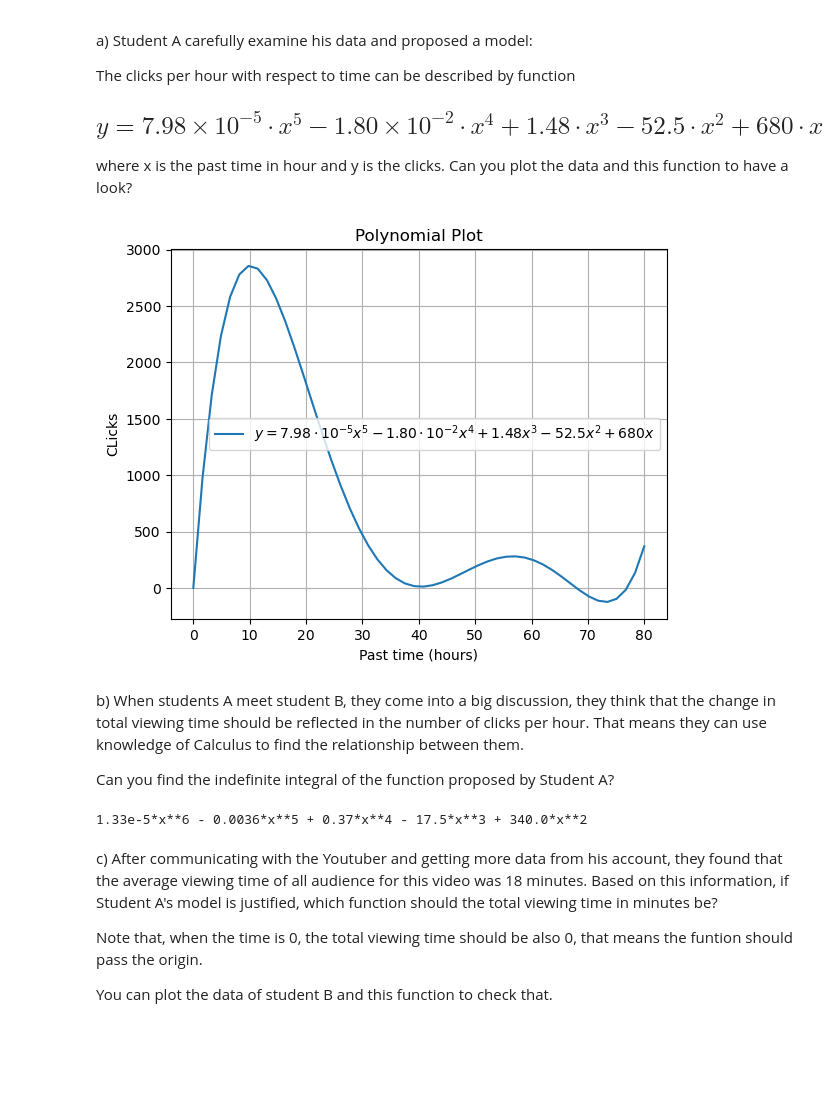
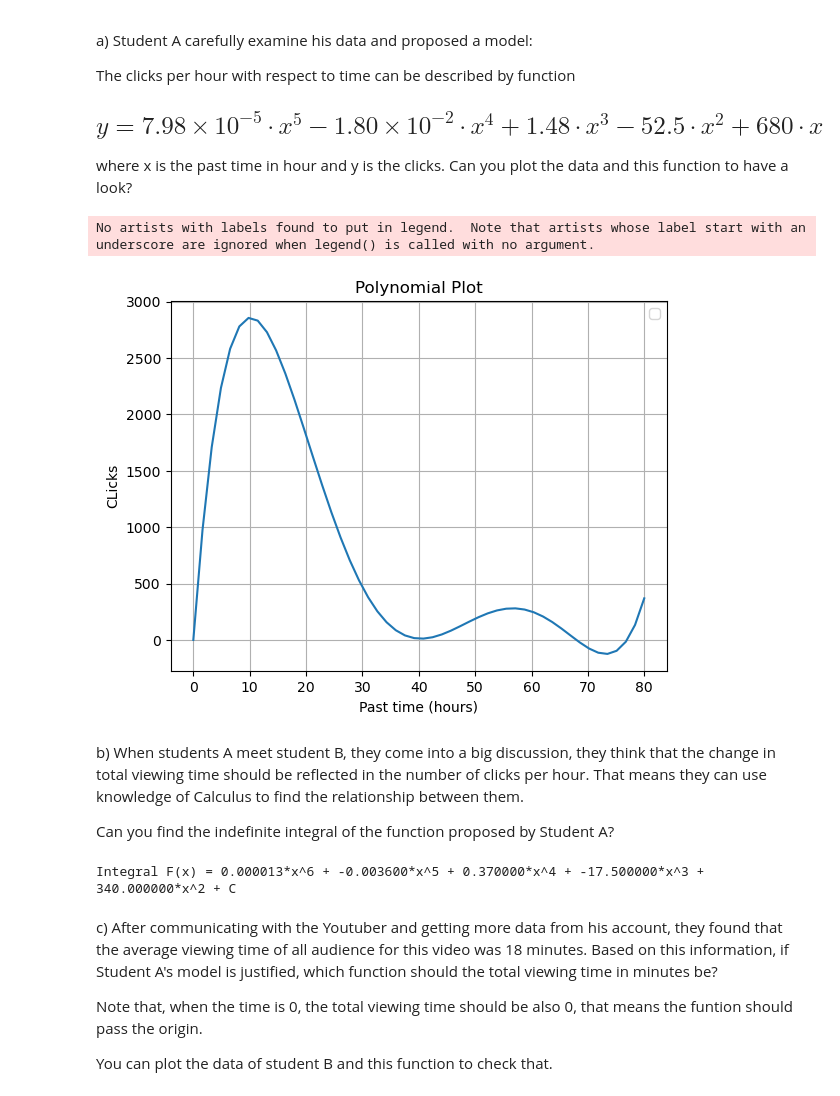
Before and after one commit to Isar-K/computational-thinking-week-individual-15367312, a Jupyter notebook: challenge_calculus/Review_Calculus.ipynb, the cells around one changed output. Saved outputs shown, nothing was run; the diff lists cells and outputs as text; code cells hidden in the pictures; blank space fills up the shorter version.

```diff
--- a/challenge_calculus/Review_Calculus.ipynb
+++ b/challenge_calculus/Review_Calculus.ipynb
@@ -83,43 +83,58 @@ where x is the past time in hour and y is the clicks. Can you plot the data and
 # %%
 import numpy as np
 import matplotlib.pyplot as plt
 
 def plot_polynomial():
     def y(x):
         return (7.98e-5 * x**5
                 - 1.80e-2 * x**4
                 + 1.48 * x**3
                 - 52.5 * x**2
                 + 680 * x)
 
-    x = np.linspace(0, 80,)  # Adjust range as needed
+    x = np.linspace(0, 80,)
     y_values = y(x)
 
-    plt.plot(x, y_values, label=r'$y = 7.98 \cdot 10^{-5} x^5 - 1.80 \cdot 10^{-2} x^4 + 1.48 x^3 - 52.5 x^2 + 680 x$')
+    plt.plot(x, y_values,)
     plt.xlabel('Past time (hours)')
     plt.ylabel('CLicks')
     plt.title('Polynomial Plot')
     plt.grid(True)
     plt.legend()
     plt.show()
 
-# Call the function
+
 plot_polynomial()
 # %% [output]
+No artists with labels found to put in legend.  Note that artists whose label start with an underscore are ignored when legend() is called with no argument.
-[figure, old version]
+[figure, new version]
 # %% [markdown]
 b) When students A meet student B, they come into a big discussion, they think that the change in total viewing time should be reflected in the number of clicks per hour. That means they can use knowledge of Calculus to find the relationship between them.
 
 Can you find the indefinite integral of the function proposed by Student A?
 # %%
-from sympy import symbols, integrate
+# Function to integrate one term using the power rule
+def integrate_term(coefficient, exponent, variable="x"):
+    new_exponent = exponent + 1
+    new_coeff = coefficient / new_exponent
+    return f"{new_coeff:.6f}*{variable}^{new_exponent}"
 
-x = symbols('x')
-f = 7.98e-5*x**5 - 1.80e-2*x**4 + 1.48*x**3 - 52.5*x**2 + 680*x
-F = integrate(f, x)
-print(F)  # Outputs the indefinite integral
+terms = [
+    (7.98e-5, 5),
+    (-1.80e-2, 4),
+    (1.48, 3),
+    (-52.5, 2),
+    (680, 1)
+]
+
+integrated_terms = [integrate_term(c, e) for c, e in terms]
+
+
+F = " + ".join(integrated_terms) + " + C"
+
+print("Integral F(x) =", F)
 # %% [output]
-1.33e-5*x**6 - 0.0036*x**5 + 0.37*x**4 - 17.5*x**3 + 340.0*x**2
+Integral F(x) = 0.000013*x^6 + -0.003600*x^5 + 0.370000*x^4 + -17.500000*x^3 + 340.000000*x^2 + C
 # %% [markdown]
 c) After communicating with the Youtuber and getting more data from his account, they found that the average viewing time of all audience for this video was 18 minutes.
 Based on this information, if Student A's model is justified, which function should the total viewing time in minutes be?
```
Also changed, not shown: parts of 4 cells of this notebook, 3 other files.
